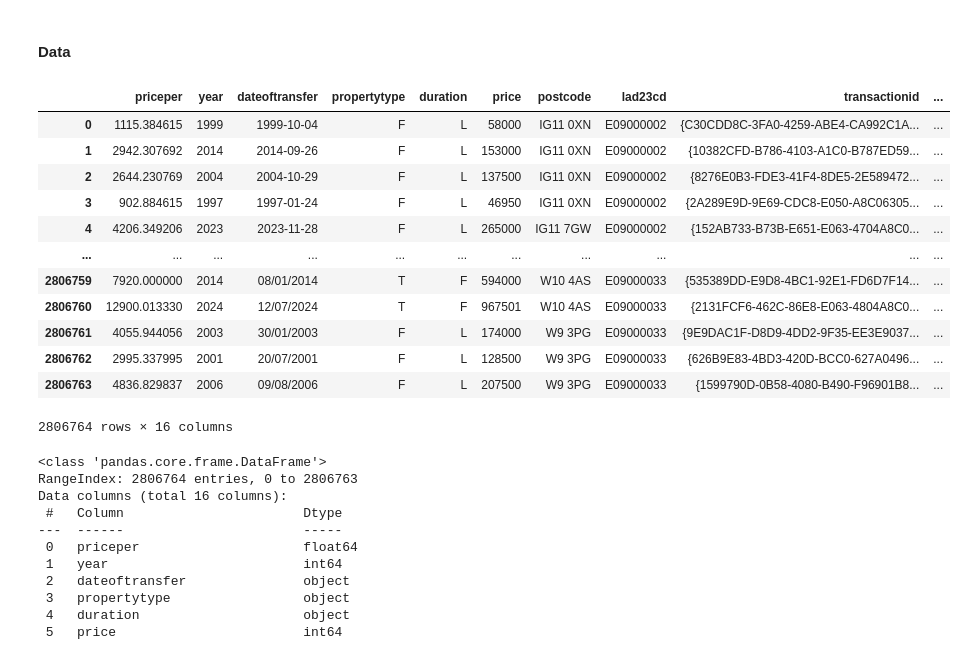
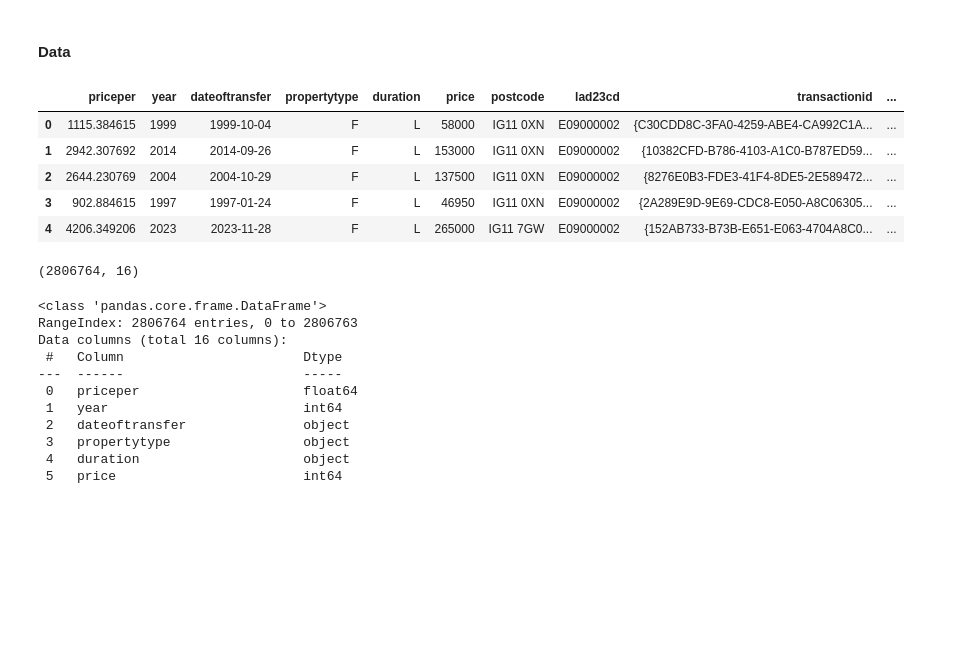
Before and after one commit to samaddmirzaa/london-property-intelligence, a Jupyter notebook: notebooks/02_data_cleaning.ipynb, the cells around one changed output. Drawn from its saved outputs; the diff is of its cells as text; code cells hidden in the pictures; blank space fills up the shorter version.

```diff
--- a/notebooks/02_data_cleaning.ipynb
+++ b/notebooks/02_data_cleaning.ipynb
@@ -18,21 +18,18 @@ df = pd.concat(
 # %% [markdown]
 #### Data
 # %%
-df
+df.head()
 # %% [output]
 |  | priceper | year | dateoftransfer | propertytype | duration | price | postcode | lad23cd | transactionid | ... |
 | 0 | 1115.384615 | 1999 | 1999-10-04 | F | L | 58000 | IG11 0XN | E09000002 | {C30CDD8C-3FA0-4259-ABE4-CA992C1A... | ... |
 | 1 | 2942.307692 | 2014 | 2014-09-26 | F | L | 153000 | IG11 0XN | E09000002 | {10382CFD-B786-4103-A1C0-B787ED59... | ... |
 | 2 | 2644.230769 | 2004 | 2004-10-29 | F | L | 137500 | IG11 0XN | E09000002 | {8276E0B3-FDE3-41F4-8DE5-2E589472... | ... |
 | 3 | 902.884615 | 1997 | 1997-01-24 | F | L | 46950 | IG11 0XN | E09000002 | {2A289E9D-9E69-CDC8-E050-A8C06305... | ... |
 | 4 | 4206.349206 | 2023 | 2023-11-28 | F | L | 265000 | IG11 7GW | E09000002 | {152AB733-B73B-E651-E063-4704A8C0... | ... |
-| ... | ... | ... | ... | ... | ... | ... | ... | ... | ... | ... |
-| 2806759 | 7920.000000 | 2014 | 08/01/2014 | T | F | 594000 | W10 4AS | E09000033 | {535389DD-E9D8-4BC1-92E1-FD6D7F14... | ... |
-| 2806760 | 12900.013330 | 2024 | 12/07/2024 | T | F | 967501 | W10 4AS | E09000033 | {2131FCF6-462C-86E8-E063-4804A8C0... | ... |
-| 2806761 | 4055.944056 | 2003 | 30/01/2003 | F | L | 174000 | W9 3PG | E09000033 | {9E9DAC1F-D8D9-4DD2-9F35-EE3E9037... | ... |
-| 2806762 | 2995.337995 | 2001 | 20/07/2001 | F | L | 128500 | W9 3PG | E09000033 | {626B9E83-4BD3-420D-BCC0-627A0496... | ... |
-| 2806763 | 4836.829837 | 2006 | 09/08/2006 | F | L | 207500 | W9 3PG | E09000033 | {1599790D-0B58-4080-B490-F96901B8... | ... |
-2806764 rows × 16 columns
+# %%
+df.shape
+# %% [output]
+(2806764, 16)
 # %%
 df.info()
 # %% [output]
```
Also changed, not shown: parts of 5 cells of this notebook, 9 other files.
